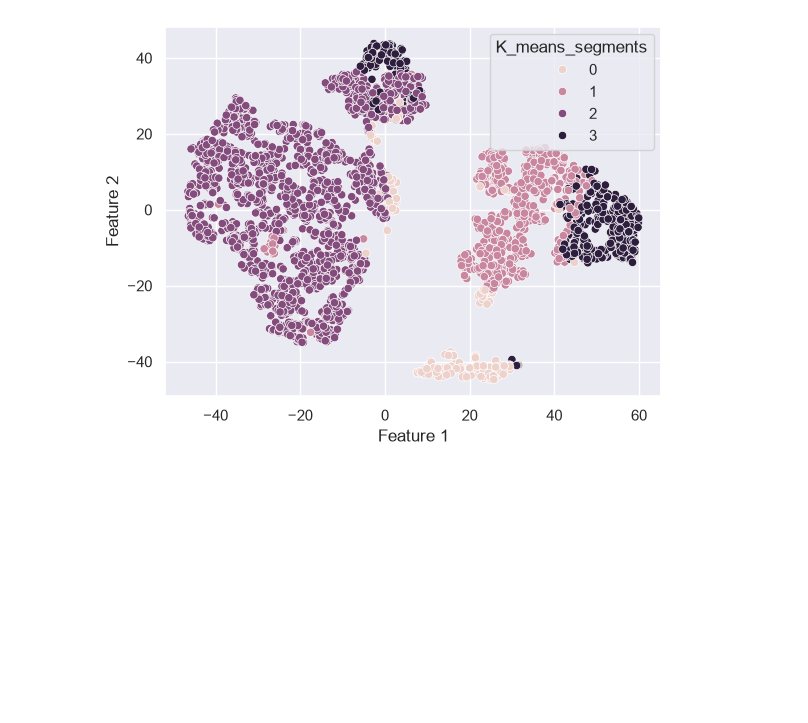
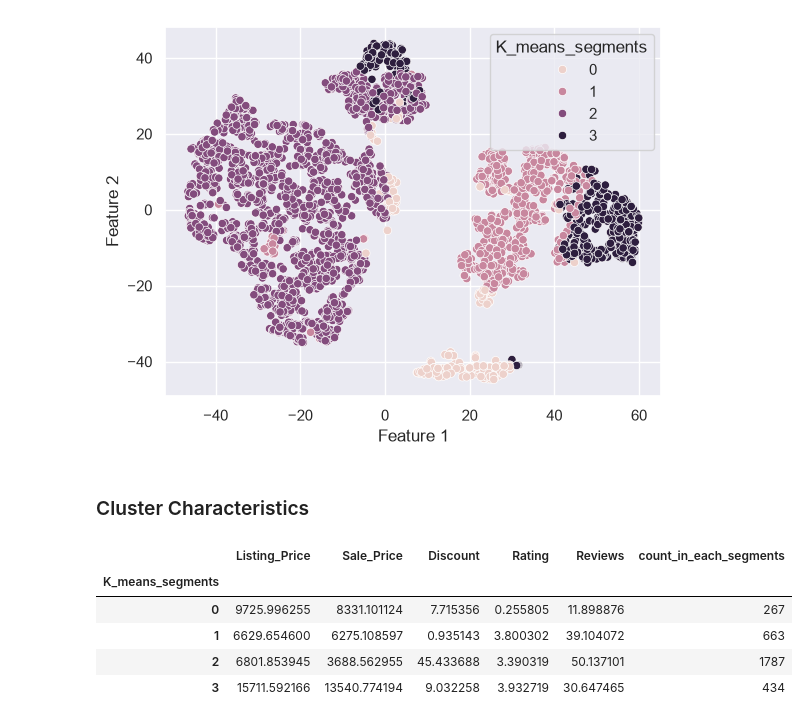
Before and after one commit to dennisumoh325/Product_Segmentation_clustering, a Jupyter notebook: product_seg_NB.ipynb, the cells around one changed output. Cells and saved outputs as stored; diff of their text form; code cells hidden in the pictures; blank space fills up the shorter version.

```diff
--- a/product_seg_NB.ipynb
+++ b/product_seg_NB.ipynb
@@ -554,3 +554,21 @@ sns.scatterplot(data=tsne_2d_data, x='Feature 1', y='Feature 2', hue='K_means_se
 # plotting a 3D scatterplot
 fig = px.scatter_3d(tsne_3d_data, x='Feature 1', y='Feature 2', z='Feature 3',color='K_means_segments')
 fig.show()
+# %% [markdown]
+### Cluster Characteristics
+# %%
+cluster_profile = df1.select_dtypes(include=['number']).groupby("K_means_segments").mean()
+# %%
+cluster_profile["count_in_each_segments"] = (
+    df1.select_dtypes(include=['number']).groupby("K_means_segments")["Sale_Price"].count().values
+)
+# %%
+# let's display cluster profiles
+cluster_profile.style.highlight_max(color="lightgreen", axis=0)
+# %% [output]
+|  | Listing_Price | Sale_Price | Discount | Rating | Reviews | count_in_each_segments |
+| K_means_segments |  |  |  |  |  |  |
+| 0 | 9725.996255 | 8331.101124 | 7.715356 | 0.255805 | 11.898876 | 267 |
+| 1 | 6629.654600 | 6275.108597 | 0.935143 | 3.800302 | 39.104072 | 663 |
+| 2 | 6801.853945 | 3688.562955 | 45.433688 | 3.390319 | 50.137101 | 1787 |
+| 3 | 15711.592166 | 13540.774194 | 9.032258 | 3.932719 | 30.647465 | 434 |
```
Also changed, not shown: parts of 7 cells of this notebook.
